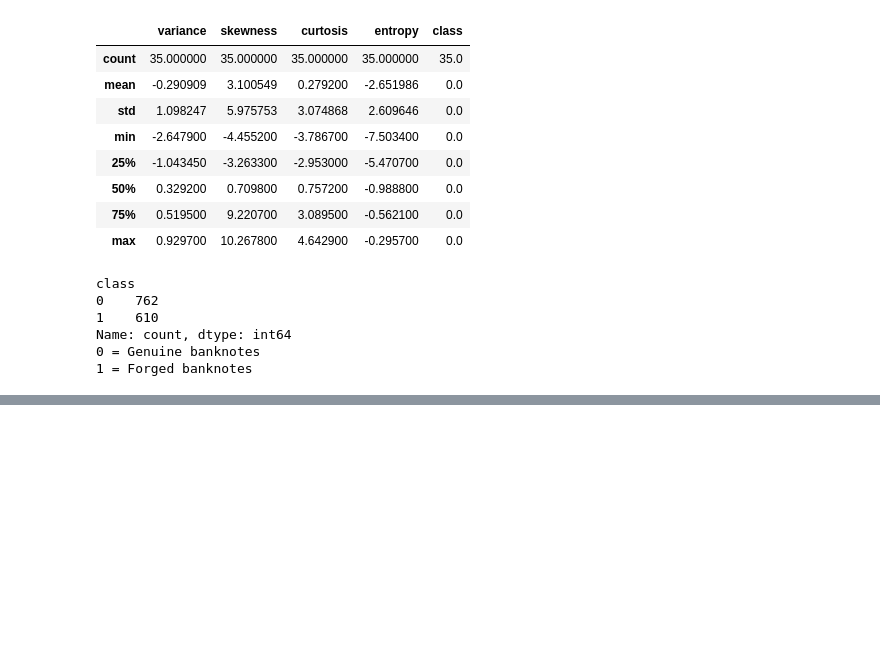
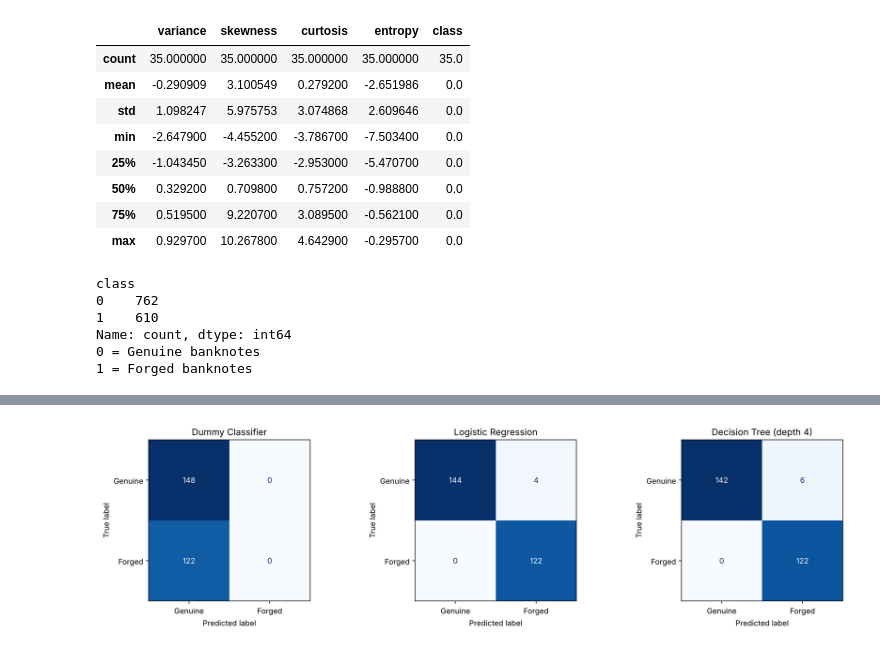
Before and after one commit to UshaniDhanushika/Fake-Banknote-Detection-Model-Card, a Jupyter notebook: notebooks/fake_banknote_detection.ipynb, the cells around one changed output, grey strips where cells are left out. Cells and saved outputs as stored; diff of their text form; code cells hidden in the pictures; blank space fills up the shorter version.

```diff
--- a/notebooks/fake_banknote_detection.ipynb
+++ b/notebooks/fake_banknote_detection.ipynb
@@ -233,0 +395,8 @@ plt.show()
+# %%
+# Create the dummy model. "most_frequent" means: always predict the most common class.
+dummy_model = DummyClassifier(strategy="most_frequent", random_state=RANDOM_STATE)
+
+# fit() = train the model using the training data.
+dummy_model.fit(X_train, y_train)
+
+print("Dummy Classifier trained.")
@@ -233,0 +433,11 @@ plt.show()
+# %%
+# The main tree: limited to 4 levels of questions.
+tree_model = DecisionTreeClassifier(max_depth=4, random_state=RANDOM_STATE)
+tree_model.fit(X_train, y_train)
+
+# A demonstration tree with NO depth limit (only used to show overfitting).
+deep_tree_demo = DecisionTreeClassifier(random_state=RANDOM_STATE)
+deep_tree_demo.fit(X_train, y_train)
+
+print("Decision Tree trained.")
+print("Depth of the unlimited demo tree:", deep_tree_demo.get_depth())
@@ -233,0 +487,8 @@ plt.show()
+# %%
+# Overfitting check: compare accuracy on training data vs testing data.
+for name, model in [("Logistic Regression", log_reg_model),
+                    ("Decision Tree (depth 4)", tree_model),
+                    ("Unlimited tree (demo only)", deep_tree_demo)]:
+    train_acc = accuracy_score(y_train, model.predict(X_train))
+    test_acc = accuracy_score(y_test, model.predict(X_test))
+    print(f"{name:28s} train accuracy = {train_acc:.4f}   test accuracy = {test_acc:.4f}")
@@ -233,0 +508,17 @@ plt.show()
+# %%
+# Draw one confusion matrix for each model.
+fig, axes = plt.subplots(1, 3, figsize=(15, 4))
+
+for ax, (name, model) in zip(axes, models.items()):
+    ConfusionMatrixDisplay.from_estimator(
+        model, X_test, y_test,
+        display_labels=["Genuine", "Forged"],
+        cmap="Blues", colorbar=False, ax=ax
+    )
+    ax.set_title(name)
+
+plt.tight_layout()
+plt.savefig("images/confusion_matrices.png", dpi=150, bbox_inches="tight")
+plt.show()
+# %% [output]
+[figure, added]
```
Also changed, not shown: parts of 41 cells of this notebook, 3 other files.
